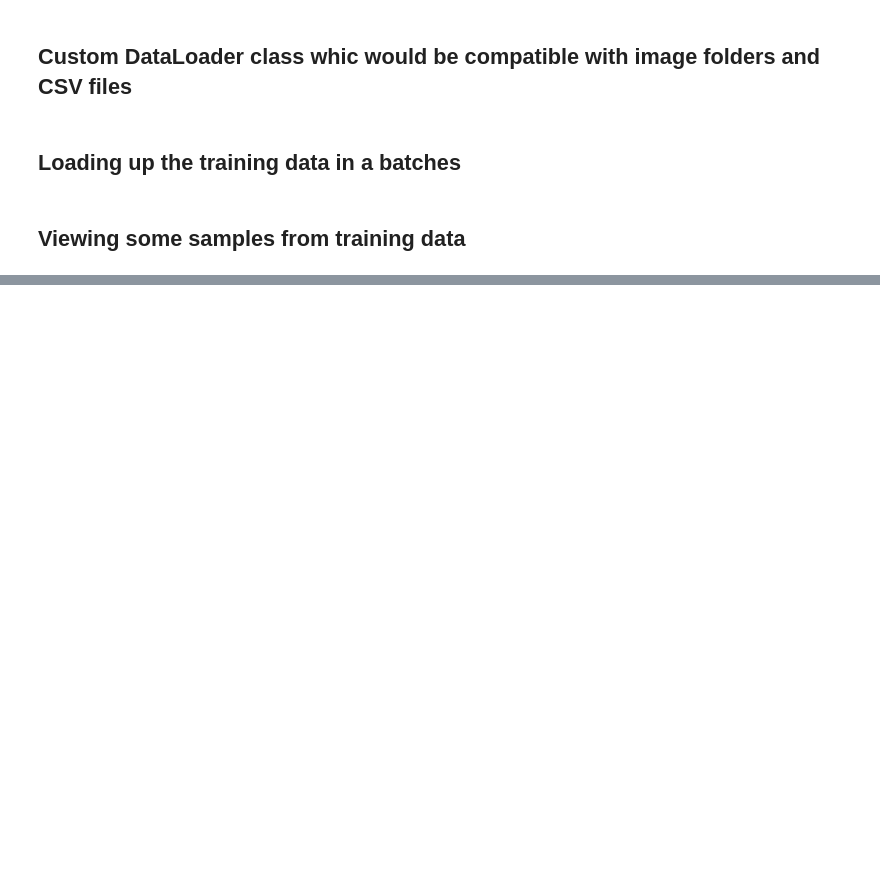
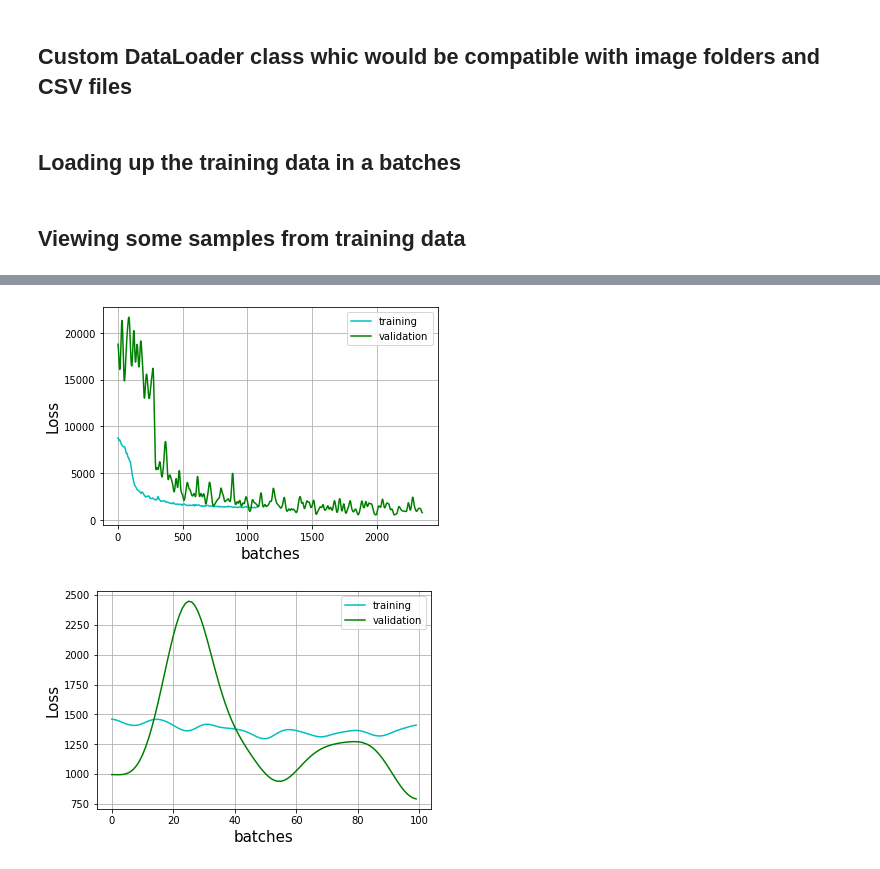
Before and after one commit to Mayukhdeb/mind_the_bend, a Jupyter notebook: train_drunk_driver.ipynb, the cells around one changed output, grey strips where cells are left out. Drawn from its saved outputs; the diff is of its cells as text; code cells hidden in the pictures; blank space fills up the shorter version.

```diff
--- a/train_drunk_driver.ipynb
+++ b/train_drunk_driver.ipynb
@@ -155,8 +176,8 @@ test_set = MyDataset(test_image_dir, ROOT + "test_labels.csv",
 # %% [markdown]
 ## Loading up the training data in a batches
 # %%
-train_batch_size = 100
-test_batch_size = 6
+train_batch_size = 800
+test_batch_size = 2
 train_loader = DataLoader(train_set, batch_size=train_batch_size, shuffle = True, num_workers = 4)
 test_loader = DataLoader(test_set, batch_size =test_batch_size)
 # %% [markdown]
@@ -191,6 +225,17 @@ def vis_loss_multi_colors(loss_arr,val_arr):
     plt.xlabel("batches", fontsize=15)
     plt.legend()
     plt.show()
+
+def get_lr(optimizer):
+    for param_group in optimizer.param_groups:
+        return param_group['lr']
+
+def show_lr(learning_rates):
+    plt.plot(learning_rates, label = "learning rate")
+    plt.ylabel("Learning rate", fontsize = 15)
+    plt.grid(True)
+    plt.legend()
+    plt.show()
 # %%
 print(len(train_loader), "batches ")
 print(len(test_loader), " batches ")
@@ -210,10 +258,12 @@ def train_model(epochs, cellnet, optimizer, train_loader, val_loader):
     losses = []
     val_losses = []
 
+    learning_rates = []
+
     for m in range (epochs):
         clear_output(wait = True)
         vis_loss_multi_colors(losses, val_losses)
-
+        show_lr(learning_rates)
         print ("epoch ", m+1, " out of ", epochs )
 
         with torch.no_grad():
@@ -232,8 +282,10 @@ def train_model(epochs, cellnet, optimizer, train_loader, val_loader):
                 loss = train_step(x_batch, y_batch, cellnet, optimizer)
                 losses.append(loss)
         scheduler.step(1.)   ## lr decay caller
+        learning_rates.append(get_lr(optimizer))
 
     clear_output(wait = True)
+
     vis_loss_multi_colors(losses, val_losses)
     vis_loss_multi_colors(losses[-100:], val_losses[-100:])
 
@@ -267,6 +319,6 @@ class Net(nn.Module):
 drunk_driver = Net()
 print(drunk_driver)
 
-optimizer = optim.Adam(drunk_driver.parameters(), lr = 0.01)
+optimizer = optim.Adam(drunk_driver.parameters(), lr = 0.02)
 
-scheduler = ReduceLROnPlateau(optimizer, mode='min', factor=0.1, patience=7, verbose=False, threshold=0.0001, threshold_mode='rel', cooldown=0, min_lr=0, eps=1e-08)
+scheduler = ReduceLROnPlateau(optimizer, mode='min', factor=0.6, patience=7, verbose=False, threshold=0.0001, threshold_mode='rel', cooldown=0, min_lr=0, eps=1e-08)
@@ -273,2 +335,5 @@ scheduler = ReduceLROnPlateau(optimizer, mode='min', factor=0.1, patience=7, ver
 # %%
-loss_1, val_loss_1 = train_model(29, drunk_driver, optimizer, train_loader, test_loader)
+loss_1, val_loss_1 = train_model(25, drunk_driver, optimizer,   train_loader, test_loader)
+# %% [output]
+[figure, added]
+[figure, added]
```
Also changed, not shown: parts of 14 cells of this notebook.
